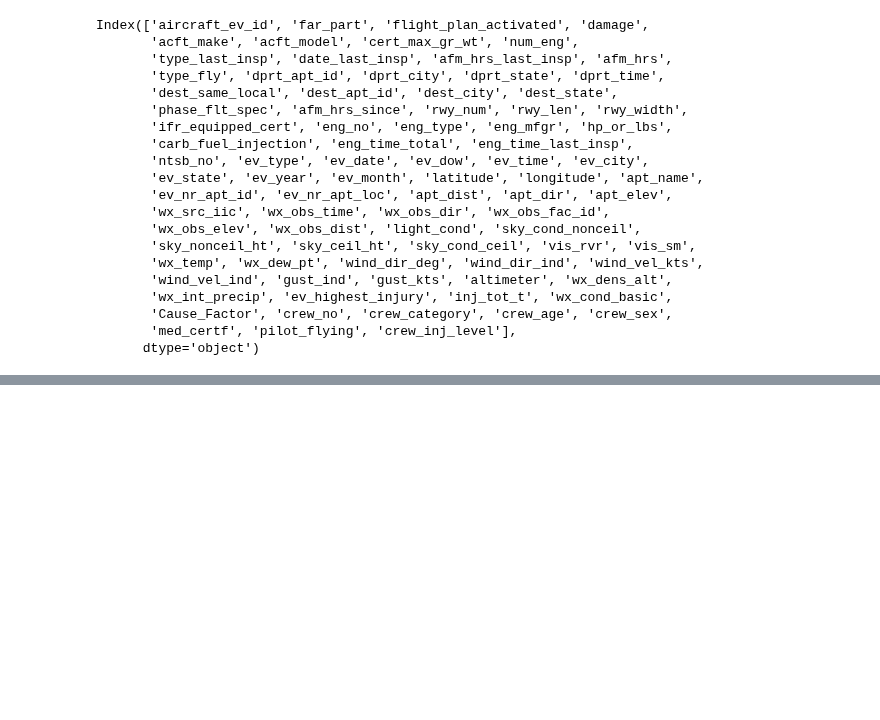
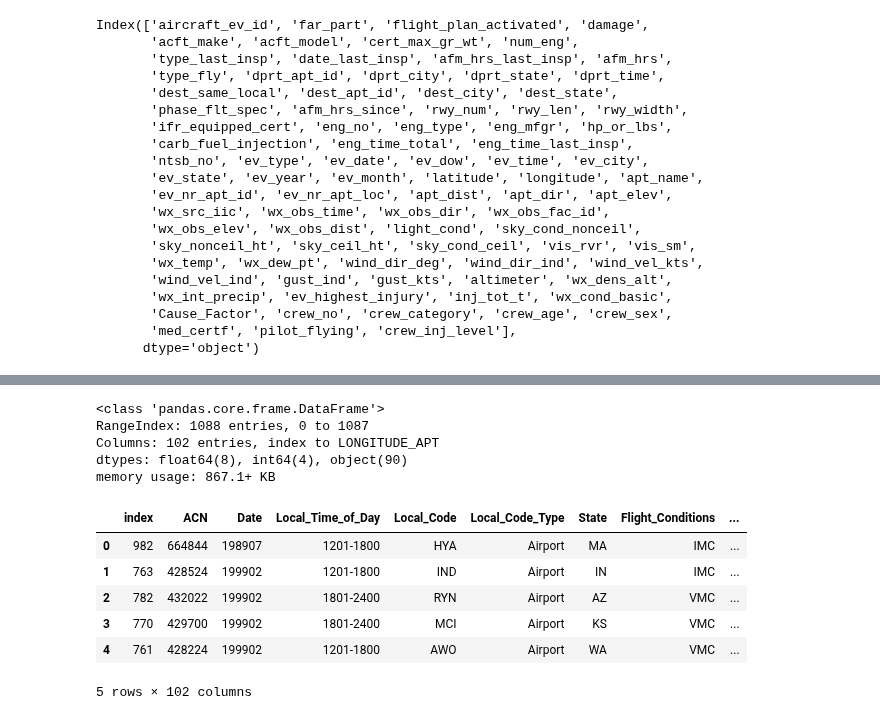
Before and after one commit to kd365/faafall22, a Jupyter notebook: cleaning.ipynb, the cells around one changed output, grey strips where cells are left out. Saved outputs shown, nothing was run; the diff lists cells and outputs as text; code cells hidden in the pictures; blank space fills up the shorter version.

```diff
--- a/cleaning.ipynb
+++ b/cleaning.ipynb
@@ -312,0 +271,26 @@ ntsb_rv1['wx_obs_time'] =  pd.to_datetime(ntsb_rv1['wx_obs_time'], format = "%H%
+# %%
+# setting pandas display options
+pd.set_option('display.max_rows', 150)
+
+# reading in ASRS csv file
+asrs_raw = pd.read_csv("asrs_1989_2022.csv", encoding='latin-1', low_memory=False)
+asrs_raw = asrs_raw.drop(['Unnamed: 0'], axis=1)
+# view the dataframe info
+asrs_raw.info()
+# %% [output]
+<class 'pandas.core.frame.DataFrame'>
+RangeIndex: 1088 entries, 0 to 1087
+Columns: 102 entries, index to LONGITUDE_APT
+dtypes: float64(8), int64(4), object(90)
+memory usage: 867.1+ KB
+# %%
+# view data
+asrs_raw.head()
+# %% [output]
+|  | index | ACN | Date | Local_Time_of_Day | Local_Code | Local_Code_Type | State | Flight_Conditions | ... |
+| 0 | 982 | 664844 | 198907 | 1201-1800 | HYA | Airport | MA | IMC | ... |
+| 1 | 763 | 428524 | 199902 | 1201-1800 | IND | Airport | IN | IMC | ... |
+| 2 | 782 | 432022 | 199902 | 1801-2400 | RYN | Airport | AZ | VMC | ... |
+| 3 | 770 | 429700 | 199902 | 1801-2400 | MCI | Airport | KS | VMC | ... |
+| 4 | 761 | 428224 | 199902 | 1201-1800 | AWO | Airport | WA | VMC | ... |
+5 rows × 102 columns
```
Also changed, not shown: parts of 22 cells of this notebook.
